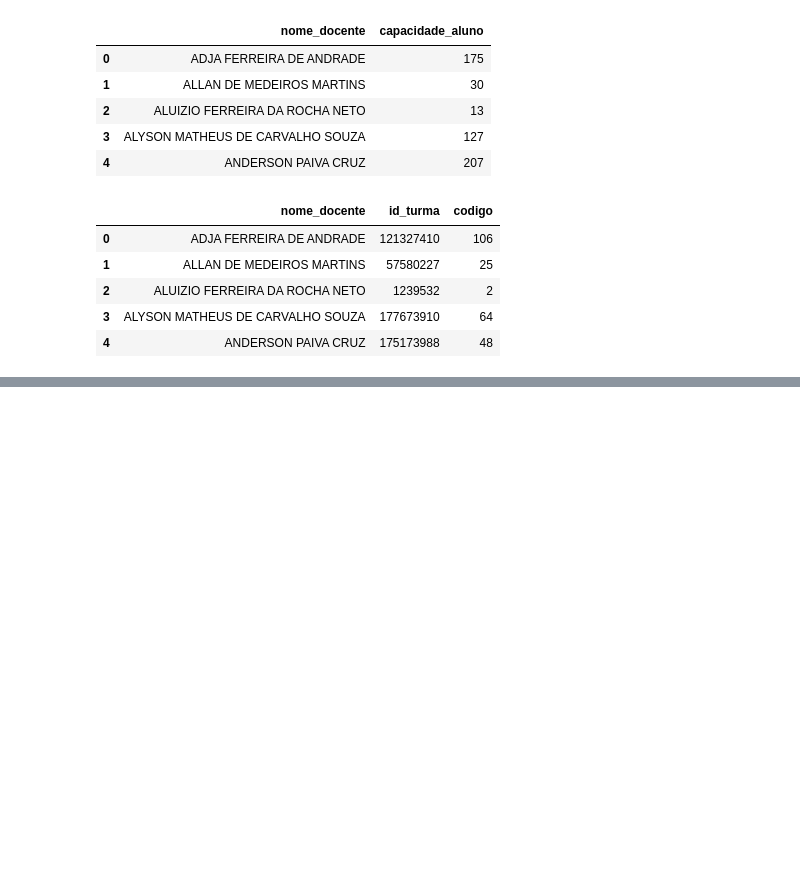
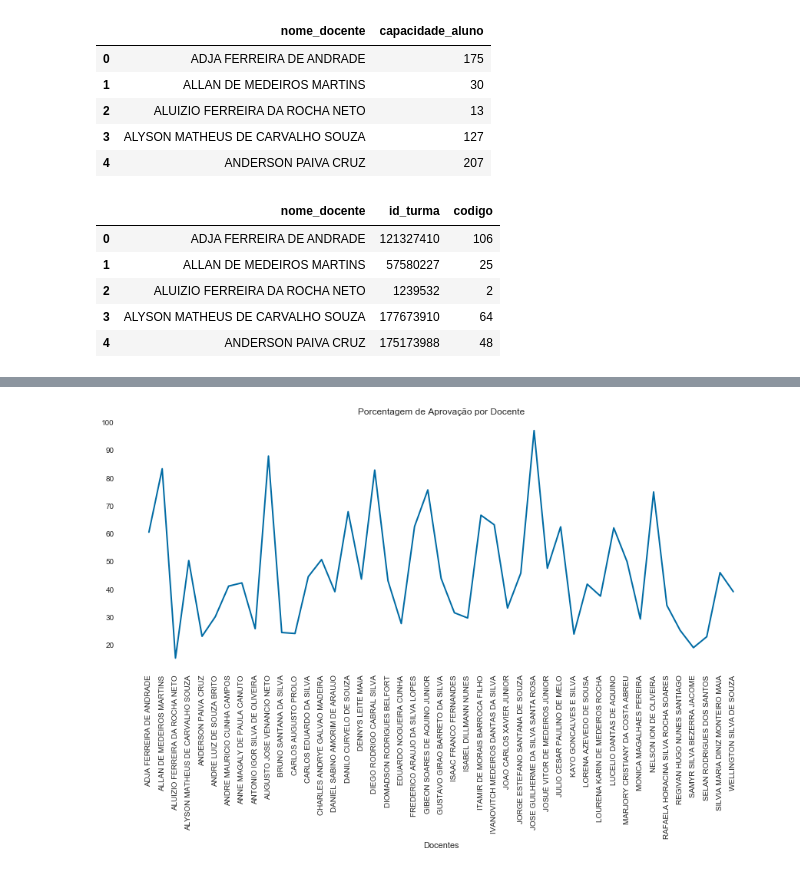
Before and after one commit to Ahrkano/Projeto_Probabilidade, a Jupyter notebook: Projeto 2.ipynb, the cells around one changed output, grey strips where cells are left out. Cells and saved outputs as stored; diff of their text form; code cells hidden in the pictures; blank space fills up the shorter version.

```diff
--- a/Projeto 2.ipynb
+++ b/Projeto 2.ipynb
@@ -354,0 +423,26 @@ dados_finais
+# %%
+#definicao de cor
+cb_dark_blue = (0/255,107/255,164/255)
+
+fig = plt.figure(figsize=(15, 6))
+ax = fig.add_subplot(1,1,1)
+
+#plotando dados
+ax.plot(dados_finais['nome_docente'], dados_finais['porcentagem_aprovacao'] , c=cb_dark_blue, linewidth=2)
+
+#limpando gráfico
+ax.tick_params(top = 'off', bottom = 'off', left = 'off', right = 'off')
+ax.spines["right"].set_visible(False)
+ax.spines["left"].set_visible(False)
+ax.spines["top"].set_visible(False)
+ax.spines["bottom"].set_visible(False)
+
+#editando labels
+plt.title('Porcentagem de Aprovação por Docente')
+ax.set_xlabel("Docentes")
+plt.xticks(rotation=90)
+
+#exibindo gráfico
+plt.show(fig)
+# %% [output]
+[figure, added]
```
Also changed, not shown: parts of 12 cells of this notebook.
